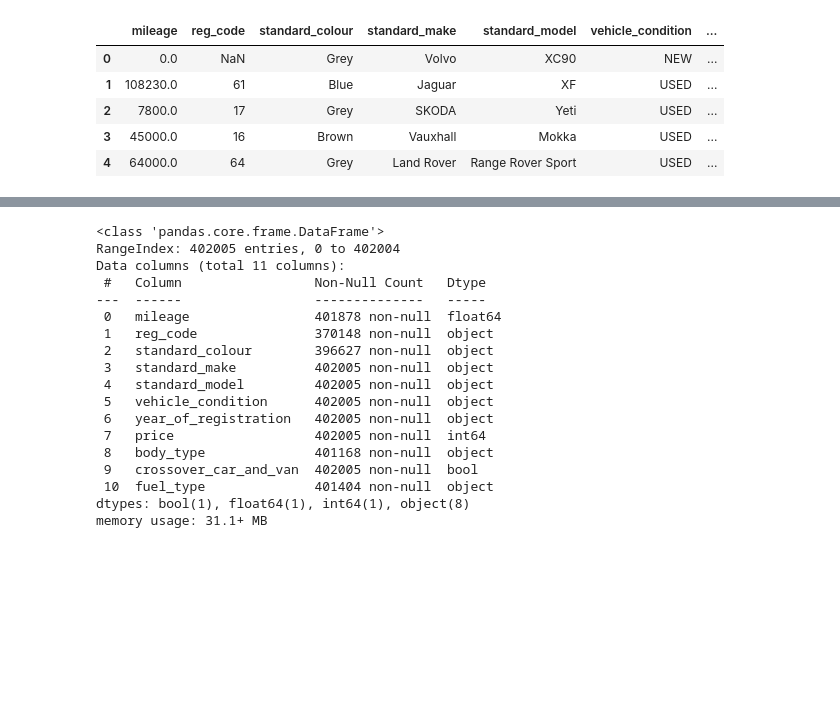
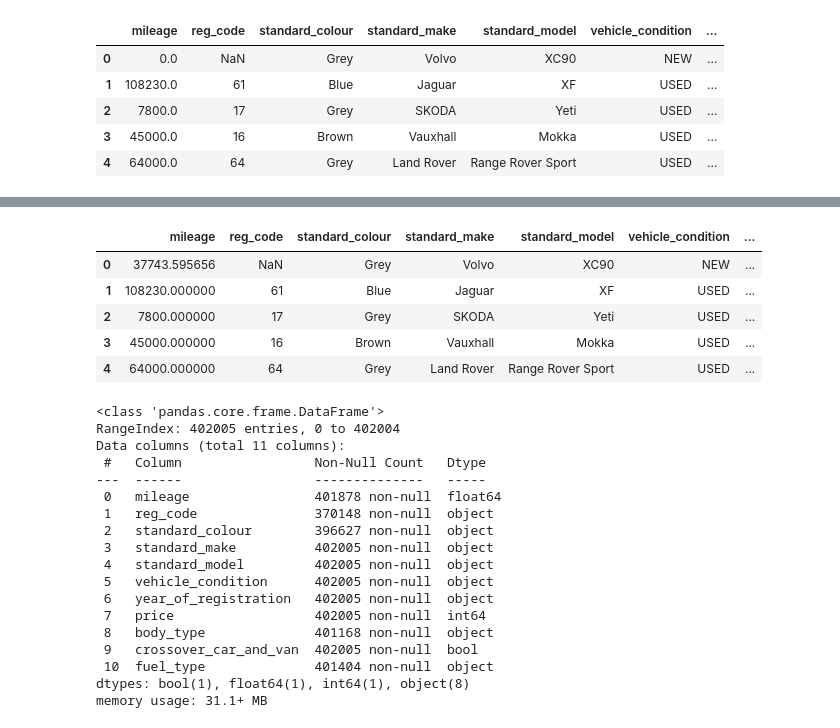
Before and after one commit to kessingtonosazee/GCP_Project_1, a Jupyter notebook: assessment_rrr.ipynb, the cells around one changed output, grey strips where cells are left out. Drawn from its saved outputs; the diff is of its cells as text; code cells hidden in the pictures; blank space fills up the shorter version.

```diff
--- a/assessment_rrr.ipynb
+++ b/assessment_rrr.ipynb
@@ -98,3 +98,12 @@ df.head()
 | 2 | 7800.0 | 17 | Grey | SKODA | Yeti | USED | ... |
 | 3 | 45000.0 | 16 | Brown | Vauxhall | Mokka | USED | ... |
 | 4 | 64000.0 | 64 | Grey | Land Rover | Range Rover Sport | USED | ... |
+# %%
+mean = df['mileage'].mean()
+
+df['mileage'] = df['mileage'].replace(0.0, mean )
+
+
+
+mode_values = df[cat_feat].mode().iloc[0]
+[mean_values, mode_values]
@@ -101,3 +129,12 @@ df.head()
+# %%
+df.head()
+# %% [output]
+|  | mileage | reg_code | standard_colour | standard_make | standard_model | vehicle_condition | ... |
+| 0 | 37743.595656 | NaN | Grey | Volvo | XC90 | NEW | ... |
+| 1 | 108230.000000 | 61 | Blue | Jaguar | XF | USED | ... |
+| 2 | 7800.000000 | 17 | Grey | SKODA | Yeti | USED | ... |
+| 3 | 45000.000000 | 16 | Brown | Vauxhall | Mokka | USED | ... |
+| 4 | 64000.000000 | 64 | Grey | Land Rover | Range Rover Sport | USED | ... |
 # %%
 # Convert the "year_of_registration	" column from numeric to object (string) data type
 df['year_of_registration'] = df['year_of_registration'].astype(str)
```
Also changed, not shown: parts of 3 cells of this notebook.
